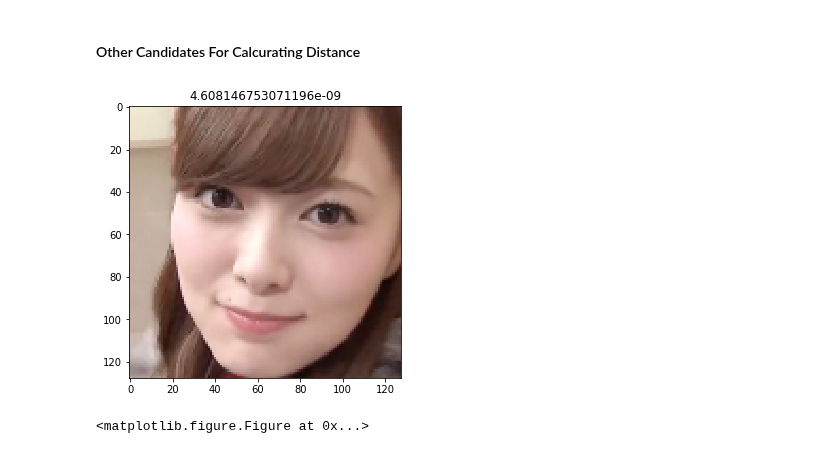
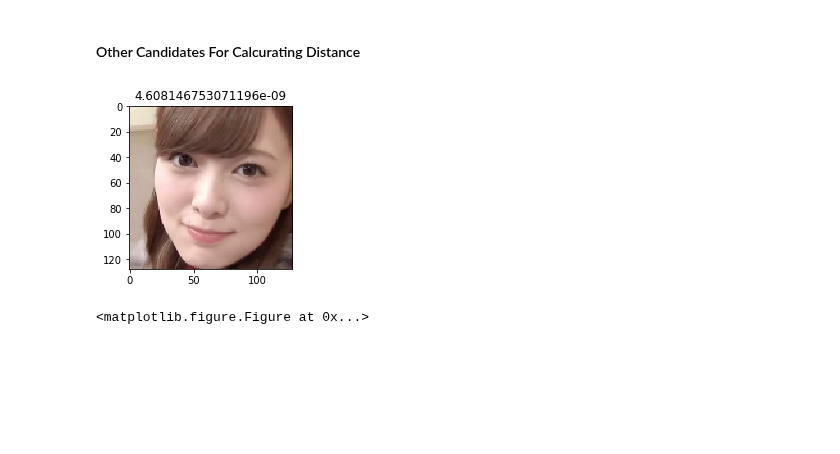
Before and after one commit to zukakosan/tripletNet, a Jupyter notebook: emb4retrieval.ipynb, the cells around one changed output. Saved outputs shown, nothing was run; the diff lists cells and outputs as text; code cells hidden in the pictures; blank space fills up the shorter version.

```diff
--- a/emb4retrieval.ipynb
+++ b/emb4retrieval.ipynb
@@ -86,17 +86,17 @@ def distance(emb1, emb2):
 # %%
 similarities = np.zeros(len(emb_vecs))
 for i,emb_vec in enumerate(emb_vecs):
     similarities[i] = distance(test_emb,emb_vec)
 #     similarities[i] = np.linalg.norm(test_emb-emb_vec)
 min_idx = np.argmin(similarities)
 nearest = np.array(Image.open('{}{}'.format(dir_path,files[min_idx])).resize((imwidth,imhight)))
-plt.figure(figsize=(5,5))
+plt.figure(figsize=(3,3))
 plt.imshow(nearest)
 plt.title('{}'.format(similarities[min_idx]))
 plt.savefig('./nogi_result/nearest.png')
 plt.show()
 # %% [output]
-[figure, old version]
+[figure, new version]
 # %%
 plt.subplots_adjust(wspace=2, hspace=2)
 plt.figure(figsize=(15,5))
```
Also changed, not shown: parts of 1 cell of this notebook, 1 other file.
